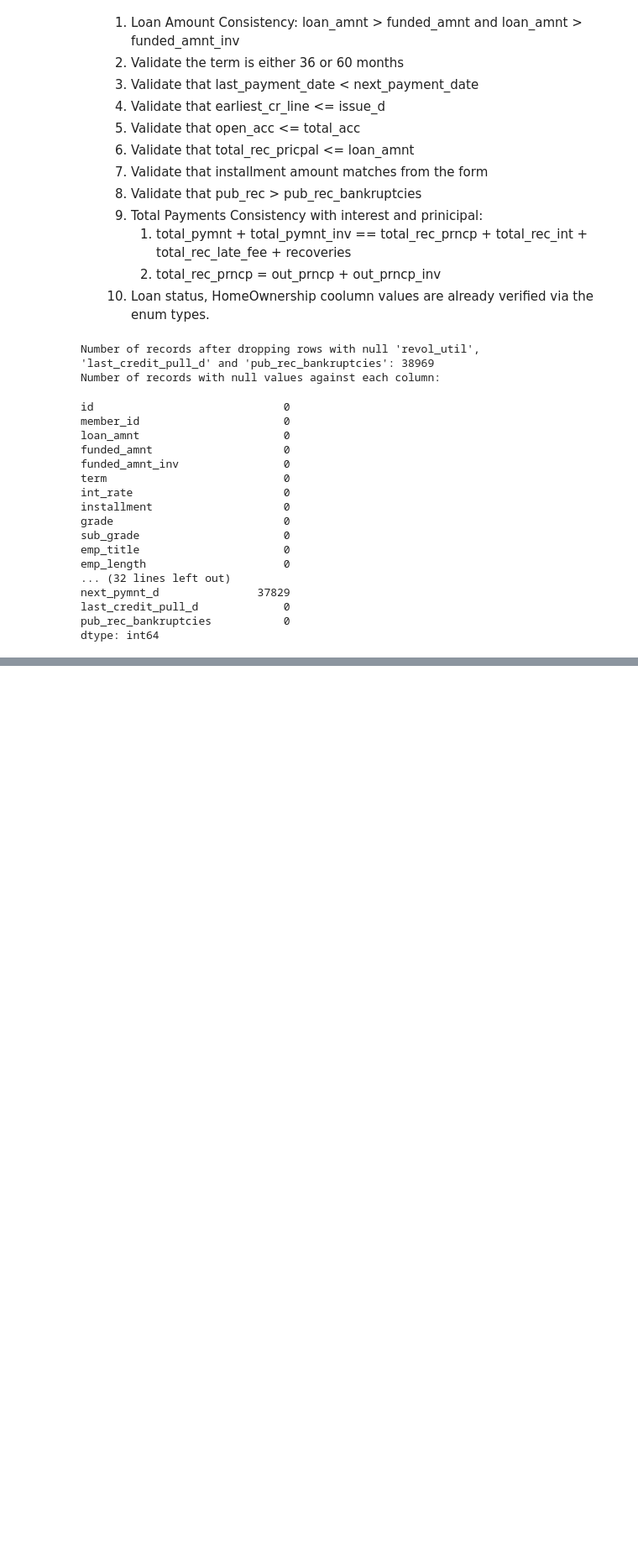
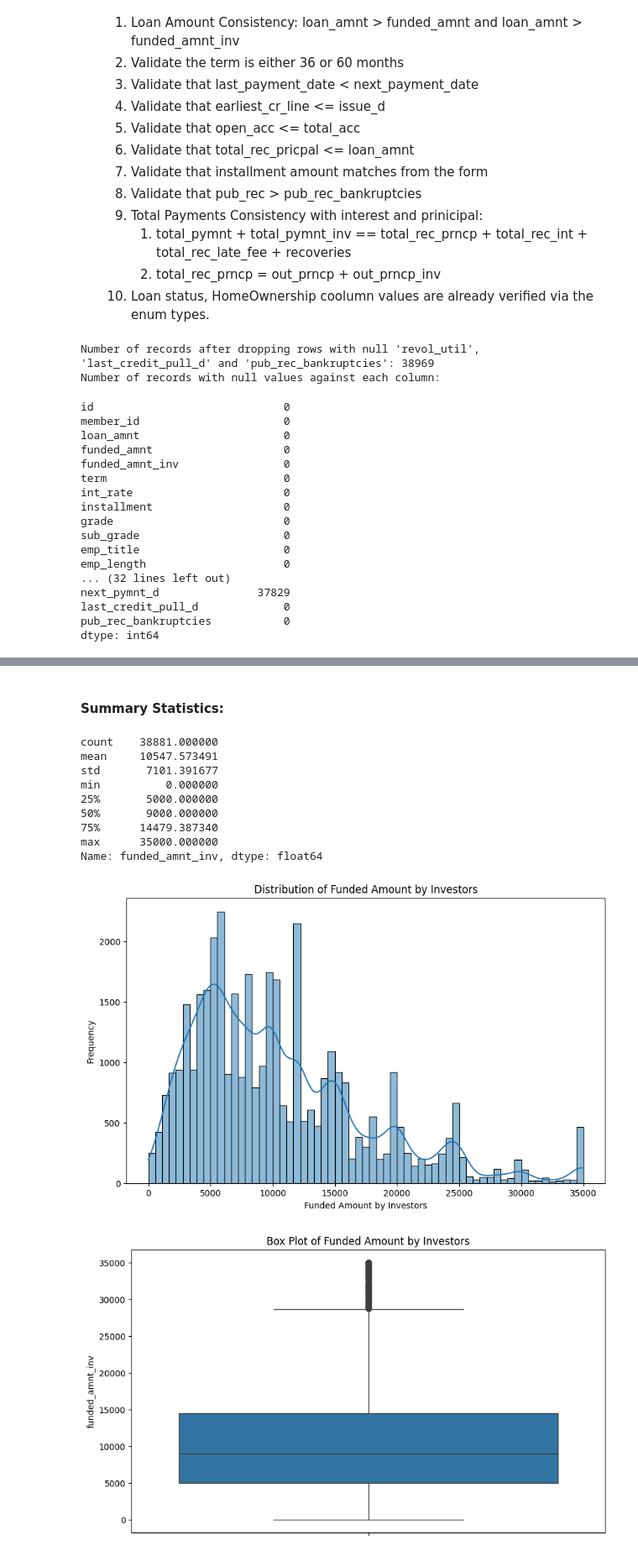
Before and after one commit to sachinbehl/LendingClubCaseStudy, a Jupyter notebook: LendingClubCaseStudy.ipynb, the cells around one changed output, grey strips where cells are left out. Shown at 84% size. Cells and saved outputs as stored; diff of their text form; code cells hidden in the pictures; blank space fills up the shorter version.

```diff
--- a/LendingClubCaseStudy.ipynb
+++ b/LendingClubCaseStudy.ipynb
@@ -200,15 +200,6 @@ class LoanStatus(Enum):
     CURRENT = "Current"
     FULLY_PAID = 'Fully Paid'
     CHARGED_OFF = 'Charged Off'
-
-class Grade(Enum):
-    A = "A"
-    B = "B"
-    C = "C"
-    D = "D"
-    E = "E"
-    F = "F"
-    G = "G"
 
 # Define conversion functions
 def toString(value):
@@ -254,17 +245,6 @@ def interestToFloat(value):
     else:
         raise ValueError(f"Unexpected value type: {type(value)}")
 
-
-def gradeToGradeType(value):
-    value = value.rstrip('%')
-    return float(value)/100.0;
-
-def toGrade(gradeStr: str) -> Grade:
-    for grade in Grade:
-        if grade.value == gradeStr:
-            return grade
-    raise ValueError(f"'{gradeStr}' is not a valid Grade")
-
 def toVerificationStatus(verificationStatusStr: str) -> VerificationStatus:
     for status in VerificationStatus:
         if status.value == verificationStatusStr:
@@ -304,7 +284,7 @@ conversionMap = {
     'term' : termToInt, # Convert 'term' column to int to enable calculations.
     'int_rate' : interestToFloat, # Convert 'int_rate' column to float to enable calculations.
     'installment' : toFloat, # Convert 'installment' column to float to enable calculations though it already is.
-    'grade' : toGrade, # Convert 'grade' column to Grade enum.
+    'grade' : toString, # Convert 'grade' column to string though it already is.
     'sub_grade' : toString, # Convert 'sub_grade' column to string though it already is.
     'emp_title' : toString, # Convert 'emp_title' column to string though it already is.
     'emp_length' : toString, # Convert 'emp_length' column to string though it already is.
@@ -617,0 +819,35 @@ Index: []
+# %%
+# Summary statistics
+display(HTML(f"<h4>Summary Statistics:</h4>"))
+summary_stats = lendingCaseStudyDataFrameCleanedWithTypesCorrected['funded_amnt_inv'].describe()
+display(summary_stats)
+
+# Histogram
+plt.figure(figsize=(10, 6))
+sns.histplot(lendingCaseStudyDataFrameCleanedWithTypesCorrected['funded_amnt_inv'], kde=True)
+plt.title('Distribution of Funded Amount by Investors')
+plt.xlabel('Funded Amount by Investors')
+plt.ylabel('Frequency')
+plt.show()
+
+# Box plot
+plt.figure(figsize=(10, 6))
+sns.boxplot(y=lendingCaseStudyDataFrameCleanedWithTypesCorrected['funded_amnt_inv'])
+plt.title('Box Plot of Funded Amount by Investors')
+plt.show()
+
+# Separator
+display(HTML("<hr>"))
+# %% [output]
+Summary Statistics:
+count    38881.000000
+mean     10547.573491
+std       7101.391677
+min          0.000000
+25%       5000.000000
+50%       9000.000000
+75%      14479.387340
+max      35000.000000
+Name: funded_amnt_inv, dtype: float64
+[figure, added]
+[figure, added]
```
Also changed, not shown: parts of 46 cells of this notebook.
